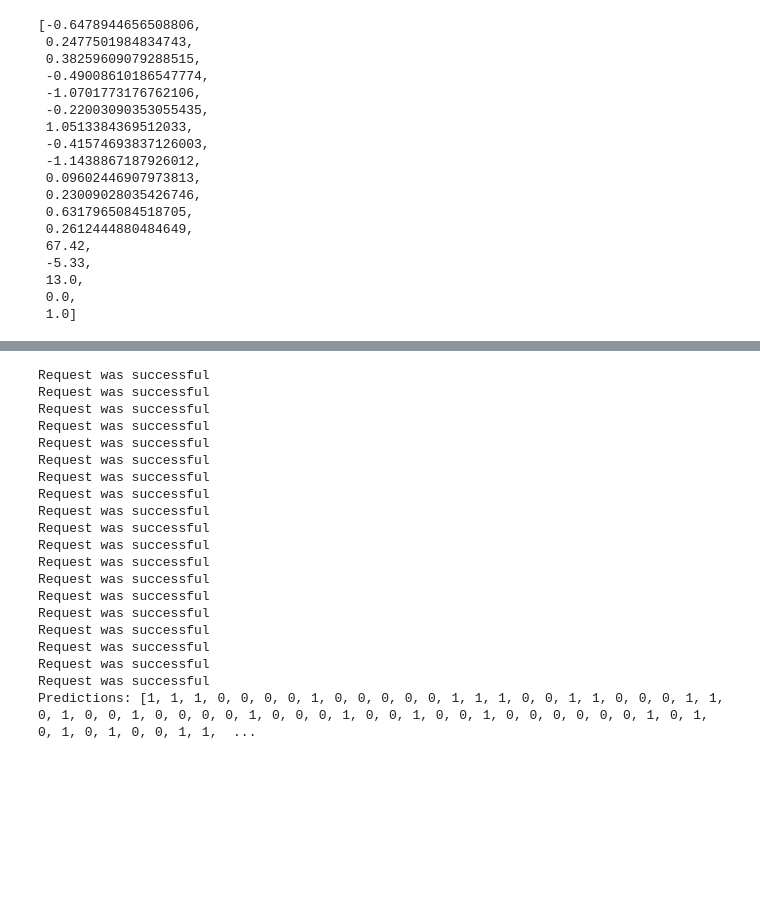
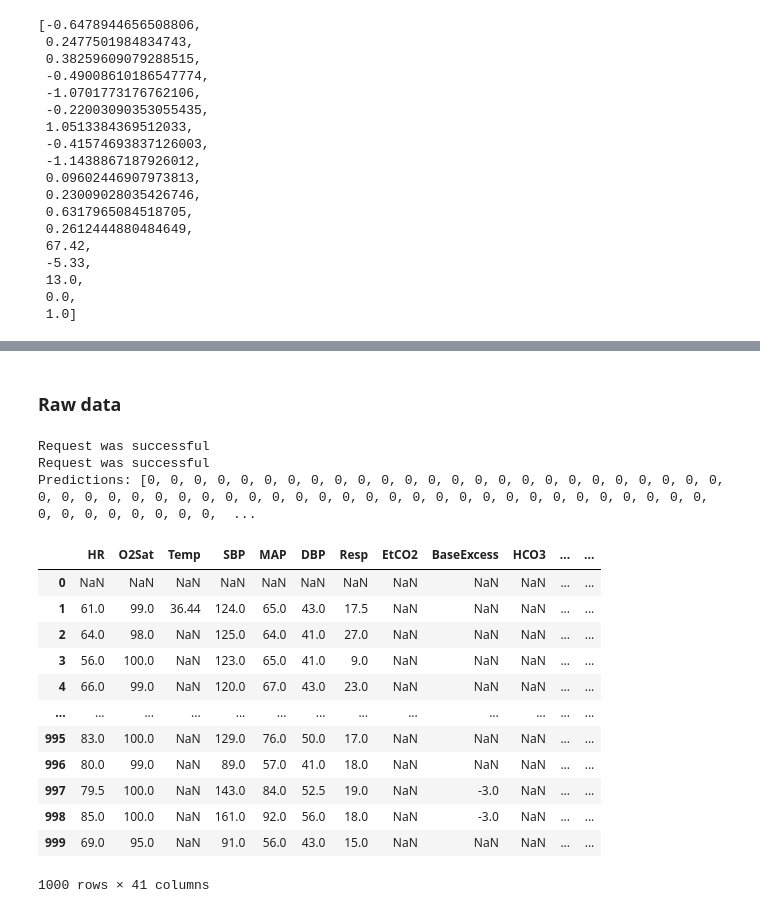
Before and after one commit to Rishab-KH/Early-Sepsis-Prediction, a Jupyter notebook: notebooks/test_predict_post_request.ipynb, the cells around one changed output, grey strips where cells are left out. Cells and saved outputs as stored; diff of their text form; code cells hidden in the pictures; blank space fills up the shorter version.

```diff
--- a/notebooks/test_predict_post_request.ipynb
+++ b/notebooks/test_predict_post_request.ipynb
@@ -121,3 +123,5 @@ def batch_predict(url, X_test, batch_size=500):
             print(f"Batch {i+1} failed with status code {response.status_code}")
 
     return predictions
+# %% [markdown]
+### Raw data
@@ -124,26 +139,9 @@ def batch_predict(url, X_test, batch_size=500):
 # %%
 url = "http://localhost:8085/predict"
 
-predictions = batch_predict(url, X_test)
+predictions = batch_predict(url, X)
 print("Predictions:", predictions)
 # %% [output]
 Request was successful
 Request was successful
-Request was successful
-Request was successful
-Request was successful
-Request was successful
-Request was successful
-Request was successful
-Request was successful
-Request was successful
-Request was successful
-Request was successful
-Request was successful
-Request was successful
-Request was successful
-Request was successful
-Request was successful
-Request was successful
-Request was successful
-Predictions: [1, 1, 1, 0, 0, 0, 0, 1, 0, 0, 0, 0, 0, 1, 1, 1, 0, 0, 1, 1, 0, 0, 0, 1, 1, 0, 1, 0, 0, 1, 0, 0, 0, 0, 1, 0, 0, 0, 1, 0, 0, 1, 0, 0, 1, 0, 0, 0, 0, 0, 0, 1, 0, 1, 0, 1, 0, 1, 0, 0, 1, 1,  ...
+Predictions: [0, 0, 0, 0, 0, 0, 0, 0, 0, 0, 0, 0, 0, 0, 0, 0, 0, 0, 0, 0, 0, 0, 0, 0, 0, 0, 0, 0, 0, 0, 0, 0, 0, 0, 0, 0, 0, 0, 0, 0, 0, 0, 0, 0, 0, 0, 0, 0, 0, 0, 0, 0, 0, 0, 0, 0, 0, 0, 0, 0, 0, 0,  ...
@@ -149,0 +150,16 @@ Predictions: [1, 1, 1, 0, 0, 0, 0, 1, 0, 0, 0, 0, 0, 1, 1, 1, 0, 0, 1, 1, 0, 0,
+# %%
+X.values.to_cli
+# %% [output]
+|  | HR | O2Sat | Temp | SBP | MAP | DBP | Resp | EtCO2 | BaseExcess | HCO3 | ... | ... |
+| 0 | NaN | NaN | NaN | NaN | NaN | NaN | NaN | NaN | NaN | NaN | ... | ... |
+| 1 | 61.0 | 99.0 | 36.44 | 124.0 | 65.0 | 43.0 | 17.5 | NaN | NaN | NaN | ... | ... |
+| 2 | 64.0 | 98.0 | NaN | 125.0 | 64.0 | 41.0 | 27.0 | NaN | NaN | NaN | ... | ... |
+| 3 | 56.0 | 100.0 | NaN | 123.0 | 65.0 | 41.0 | 9.0 | NaN | NaN | NaN | ... | ... |
+| 4 | 66.0 | 99.0 | NaN | 120.0 | 67.0 | 43.0 | 23.0 | NaN | NaN | NaN | ... | ... |
+| ... | ... | ... | ... | ... | ... | ... | ... | ... | ... | ... | ... | ... |
+| 995 | 83.0 | 100.0 | NaN | 129.0 | 76.0 | 50.0 | 17.0 | NaN | NaN | NaN | ... | ... |
+| 996 | 80.0 | 99.0 | NaN | 89.0 | 57.0 | 41.0 | 18.0 | NaN | NaN | NaN | ... | ... |
+| 997 | 79.5 | 100.0 | NaN | 143.0 | 84.0 | 52.5 | 19.0 | NaN | -3.0 | NaN | ... | ... |
+| 998 | 85.0 | 100.0 | NaN | 161.0 | 92.0 | 56.0 | 18.0 | NaN | -3.0 | NaN | ... | ... |
+| 999 | 69.0 | 95.0 | NaN | 91.0 | 56.0 | 43.0 | 15.0 | NaN | NaN | NaN | ... | ... |
+1000 rows × 41 columns
```
Also changed, not shown: parts of 8 cells of this notebook, 2 other files.
